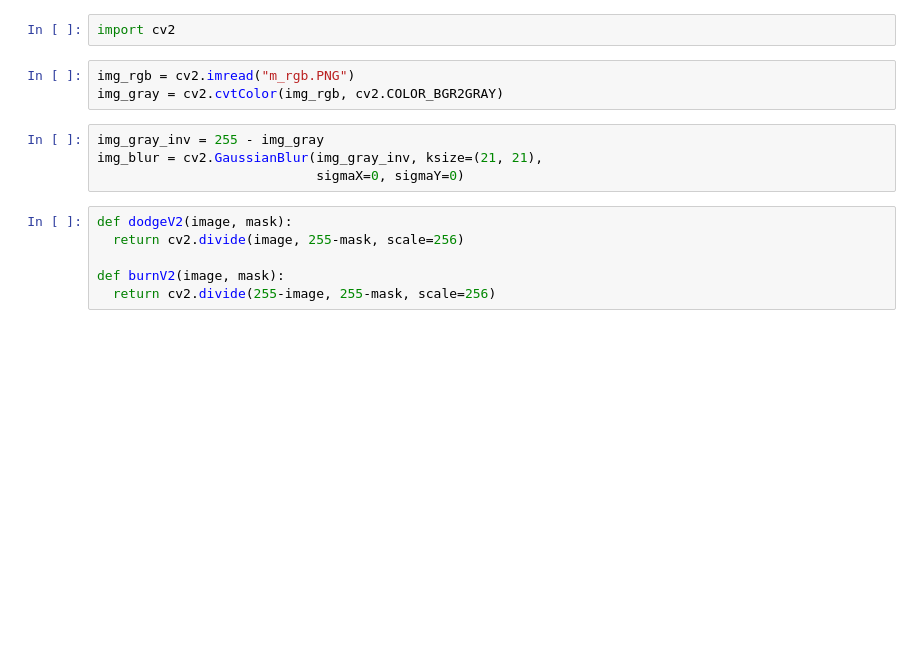
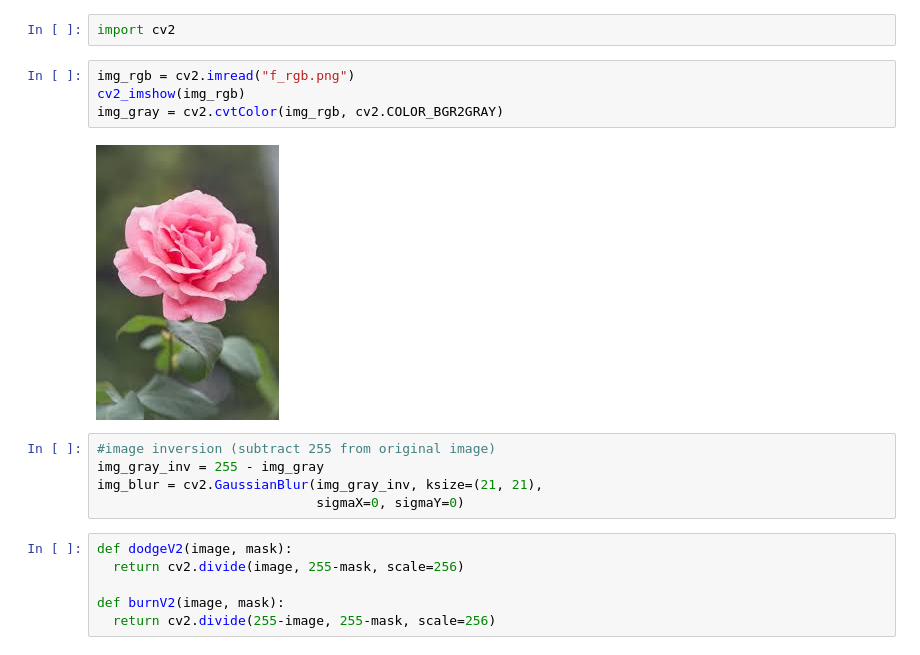
Before and after one commit to akshnataraj/Pencil-sketch-opencv, a Jupyter notebook: Pencil_sketch_effect_with_OpenCV_and_Python.ipynb, the cells around one changed output. Cells and saved outputs as stored; diff of their text form; blank space fills up the shorter version.

```diff
--- a/Pencil_sketch_effect_with_OpenCV_and_Python.ipynb
+++ b/Pencil_sketch_effect_with_OpenCV_and_Python.ipynb
@@ -6,9 +6,13 @@ ERROR: No matching distribution found for cv2
 # %%
 import cv2
 # %%
-img_rgb = cv2.imread("m_rgb.PNG")
+img_rgb = cv2.imread("f_rgb.png")
+cv2_imshow(img_rgb)
 img_gray = cv2.cvtColor(img_rgb, cv2.COLOR_BGR2GRAY)
+# %% [output]
+[figure, added]
 # %%
+#image inversion (subtract 255 from original image)
 img_gray_inv = 255 - img_gray
 img_blur = cv2.GaussianBlur(img_gray_inv, ksize=(21, 21),
                             sigmaX=0, sigmaY=0)
```
Also changed, not shown: parts of 1 cell of this notebook.
